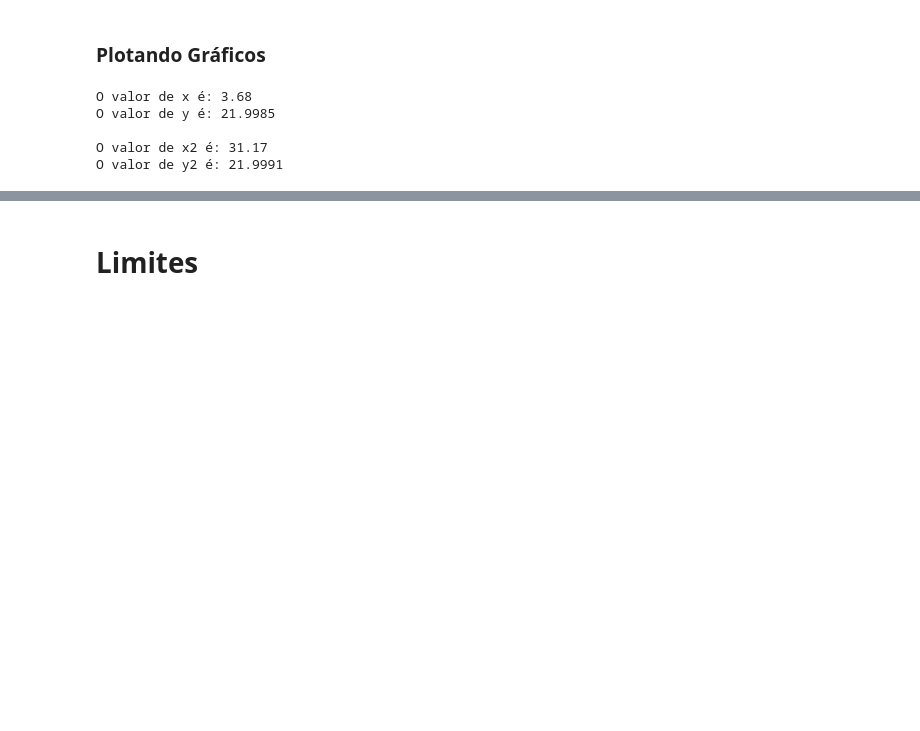
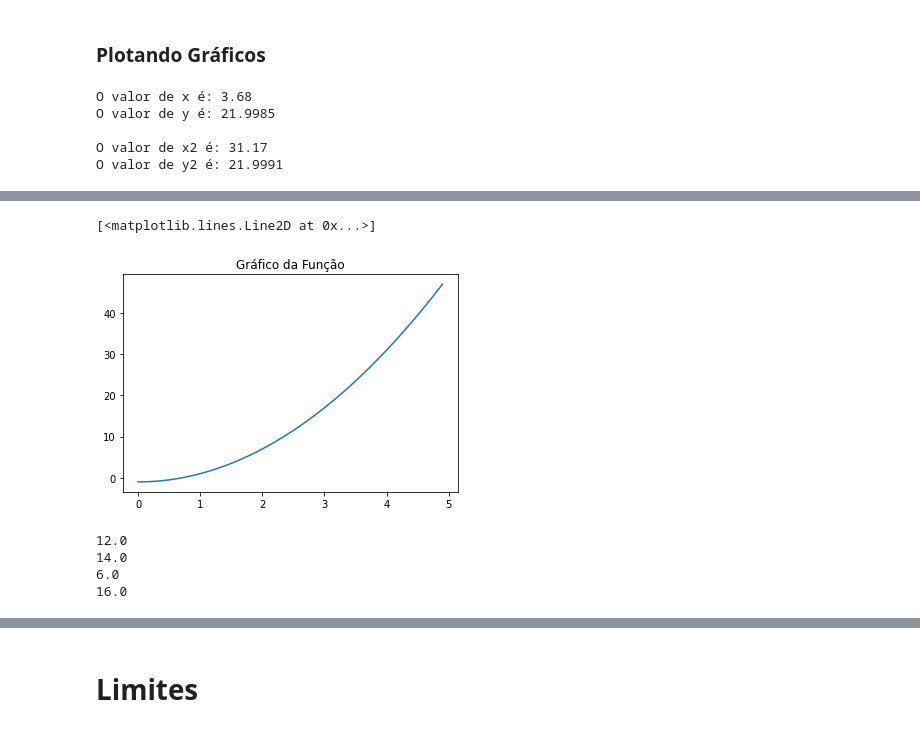
Before and after one commit to gabrielvieiraf/ProjetosPython, a Jupyter notebook: GoogleColab/Calculo/Matematica01.ipynb, the cells around one changed output, grey strips where cells are left out. Saved outputs shown, nothing was run; the diff lists cells and outputs as text; code cells hidden in the pictures; blank space fills up the shorter version.

```diff
--- a/GoogleColab/Calculo/Matematica01.ipynb
+++ b/GoogleColab/Calculo/Matematica01.ipynb
@@ -252,0 +258,37 @@ Logo, para tamanhos menores que: 3.68cm e maiores que 31.17cm, o custo de R$22,0
+# %%
+var ('a b')
+
+def f(a): return 2*a**2-1
+f(a)
+
+eixo_x_exvm = []
+eixo_y_exvm = []
+raiz = []
+
+for i in np.arange(0,5,step=0.1):
+  eixo_y_exvm .append(f(i))
+  eixo_x_exvm.append(i)
+
+# Gráfico
+fig, ax = plt.subplots()
+
+# Título do gráfico
+plt.title('Gráfico da Função')
+
+plt.plot(eixo_x_exvm,eixo_y_exvm)
+# %% [output]
+[<matplotlib.lines.Line2D at 0x...>]
+[figure, added]
+# %%
+def variacao(a,b): return (f(b)-f(a))/(b-a)
+
+# Alguns exemplos de variação média da função
+print(variacao(4,2))
+print(variacao(5,2))
+print(variacao(1,2))
+print(variacao(3,5))
+# %% [output]
+12.0
+14.0
+6.0
+16.0
```
Also changed, not shown: parts of 36 cells of this notebook.
